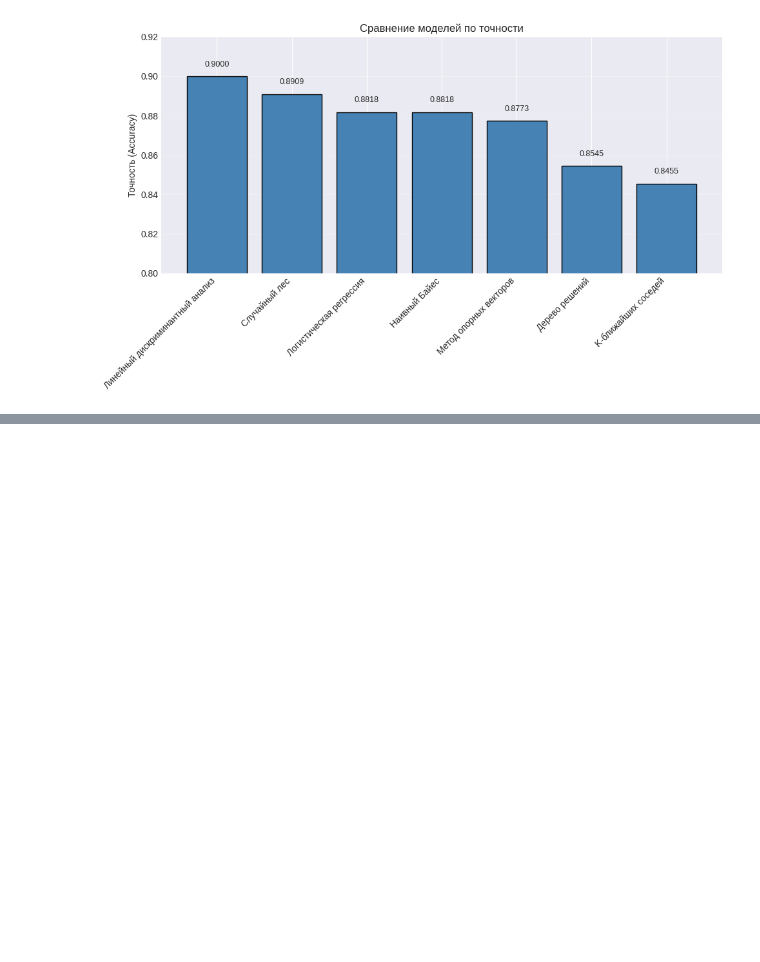
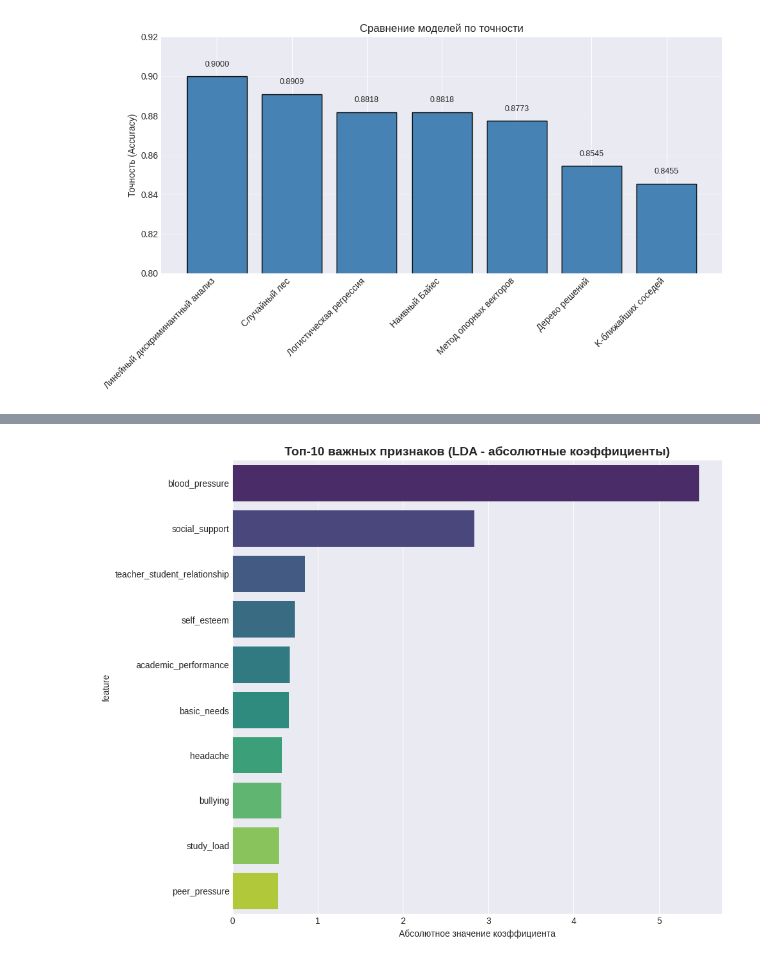
Before and after one commit to uldopp/TMON, a Jupyter notebook: PROJECT/PROJECT.ipynb, the cells around one changed output, grey strips where cells are left out. Saved outputs shown, nothing was run; the diff lists cells and outputs as text; code cells hidden in the pictures; blank space fills up the shorter version.

```diff
--- a/PROJECT/PROJECT.ipynb
+++ b/PROJECT/PROJECT.ipynb
@@ -484,0 +512,25 @@ weighted avg       0.90      0.90      0.90       220
+# %%
+# После обучения LDA
+lda = LinearDiscriminantAnalysis()
+lda.fit(X_train, y_train)
+
+# Получаем коэффициенты
+# Для мультиклассовой классификации LDA создает (n_classes - 1) линейных функций
+# Нам нужен усредненный вклад или абсолютные значения
+coef_abs = np.abs(lda.coef_).mean(axis=0)  # усредняем по классам
+
+# Создаем DataFrame с важностью признаков
+feature_importance_lda = pd.DataFrame({
+    'feature': X.columns,
+    'importance': coef_abs
+}).sort_values('importance', ascending=False)
+
+# Визуализация
+plt.figure(figsize=(10, 8))
+sns.barplot(x='importance', y='feature', data=feature_importance_lda.head(10), palette='viridis')
+plt.title('Топ-10 важных признаков (LDA - абсолютные коэффициенты)', fontsize=14, fontweight='bold')
+plt.xlabel('Абсолютное значение коэффициента')
+plt.tight_layout()
+plt.show()
+# %% [output]
+[figure, added]
```
Also changed, not shown: parts of 4 cells of this notebook.
